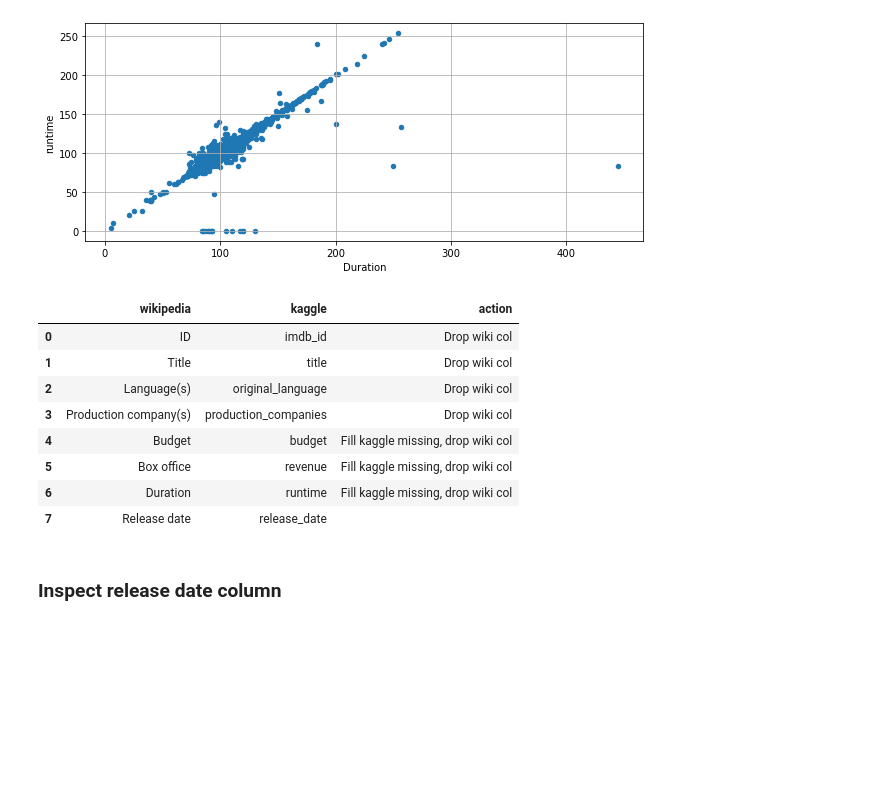
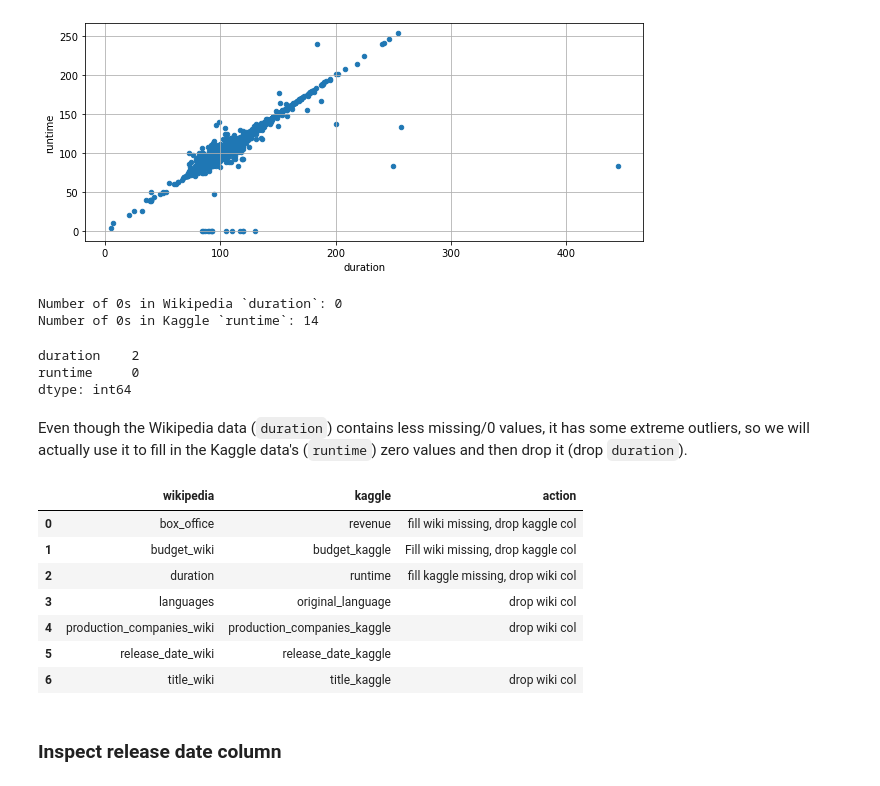
Before and after one commit to tri-bui/sandbox-dbs, a Jupyter notebook: movie-etl/notebooks/2-transform.ipynb, the cells around one changed output. Cells and saved outputs as stored; diff of their text form; code cells hidden in the pictures; blank space fills up the shorter version.

```diff
--- a/movie-etl/notebooks/2-transform.ipynb
+++ b/movie-etl/notebooks/2-transform.ipynb
@@ -235,6 +236,6 @@ lang[(lang['original_language'] == '') | (lang['original_language'].isnull())].s
 # %%
-# Drop the Wikipedia column
-redundant_cols.loc[2, 'action'] = 'Drop wiki col'
+# Add action for language - drop the Wikipedia column
+redundant_cols.loc[3, 'action'] = 'drop wiki col'
 redundant_cols
 # %% [output]
 |  | wikipedia | kaggle | action |
@@ -284,6 +285,6 @@ production[(production['production_companies'] == '') | (production['production_
 # %%
-# Drop the Wikipedia column
-redundant_cols.loc[3, 'action'] = 'Drop wiki col'
+# Add action to production company - drop the Wikipedia column
+redundant_cols.loc[4, 'action'] = 'drop wiki col'
 redundant_cols
 # %% [output]
 |  | wikipedia | kaggle | action |
@@ -309,7 +327,6 @@ plt.show()
 # %%
-# Budget column from Wikipedia has an outlier but Kaggle's budget column has more outliers
-# Fill Kaggle's missing budget values with Wikipedia's budget values, then drop the Wikipedia column
-redundant_cols.loc[4, 'action'] = 'Fill kaggle missing, drop wiki col'
+# Add action to budget - fill Wikipedia's missing values with Kaggle's budget values, then drop the Kaggle column
+redundant_cols.loc[1, 'action'] = 'fill wiki missing, drop kaggle col'
 redundant_cols
 # %% [output]
 |  | wikipedia | kaggle | action |
@@ -335,6 +366,6 @@ plt.show()
 # %%
-# Do the same as budget column
-redundant_cols.loc[5, 'action'] = 'Fill kaggle missing, drop wiki col'
+# Add action to revenue - same as budget
+redundant_cols.loc[0, 'action'] = 'fill wiki missing, drop kaggle col'
 redundant_cols
 # %% [output]
 |  | wikipedia | kaggle | action |
@@ -357,20 +387,34 @@ run.plot(kind='scatter', x='Duration', y='runtime', figsize=(10, 4), grid=True)
 plt.show()
 # %% [output]
 [figure]
+# %%
+# Number of 0 values
+print('Number of 0s in Wikipedia `duration`:', (run['duration'] == 0).sum())
+print('Number of 0s in Kaggle `runtime`:', (run['runtime'] == 0).sum())
+
+# Check null values
+run.isnull().sum()
+# %% [output]
+Number of 0s in Wikipedia `duration`: 0
+Number of 0s in Kaggle `runtime`: 14
+duration    2
+runtime     0
+dtype: int64
+# %% [markdown]
+Even though the Wikipedia data (`duration`) contains less missing/0 values, it has some extreme outliers, so we will actually use it to fill in the Kaggle data's (`runtime`) zero values and then drop it (drop `duration`).
 # %%
-# Do the same as budget column
-redundant_cols.loc[6, 'action'] = 'Fill kaggle missing, drop wiki col'
+# Add action to runtime - fill the zero values in the Kaggle column, then drop the Wikipedia column
+redundant_cols.loc[2, 'action'] = 'fill kaggle missing, drop wiki col'
 redundant_cols
 # %% [output]
 |  | wikipedia | kaggle | action |
-| 0 | ID | imdb_id | Drop wiki col |
-| 1 | Title | title | Drop wiki col |
-| 2 | Language(s) | original_language | Drop wiki col |
-| 3 | Production company(s) | production_companies | Drop wiki col |
-| 4 | Budget | budget | Fill kaggle missing, drop wiki col |
-| 5 | Box office | revenue | Fill kaggle missing, drop wiki col |
-| 6 | Duration | runtime | Fill kaggle missing, drop wiki col |
-| 7 | Release date | release_date |  |
+| 0 | box_office | revenue | fill wiki missing, drop kaggle col |
+| 1 | budget_wiki | budget_kaggle | Fill wiki missing, drop kaggle col |
+| 2 | duration | runtime | fill kaggle missing, drop wiki col |
+| 3 | languages | original_language | drop wiki col |
+| 4 | production_companies_wiki | production_companies_kaggle | drop wiki col |
+| 5 | release_date_wiki | release_date_kaggle |  |
+| 6 | title_wiki | title_kaggle | drop wiki col |
 # %% [markdown]
 ### Inspect release date column
 # %%
```
Also changed, not shown: parts of 35 cells of this notebook.
